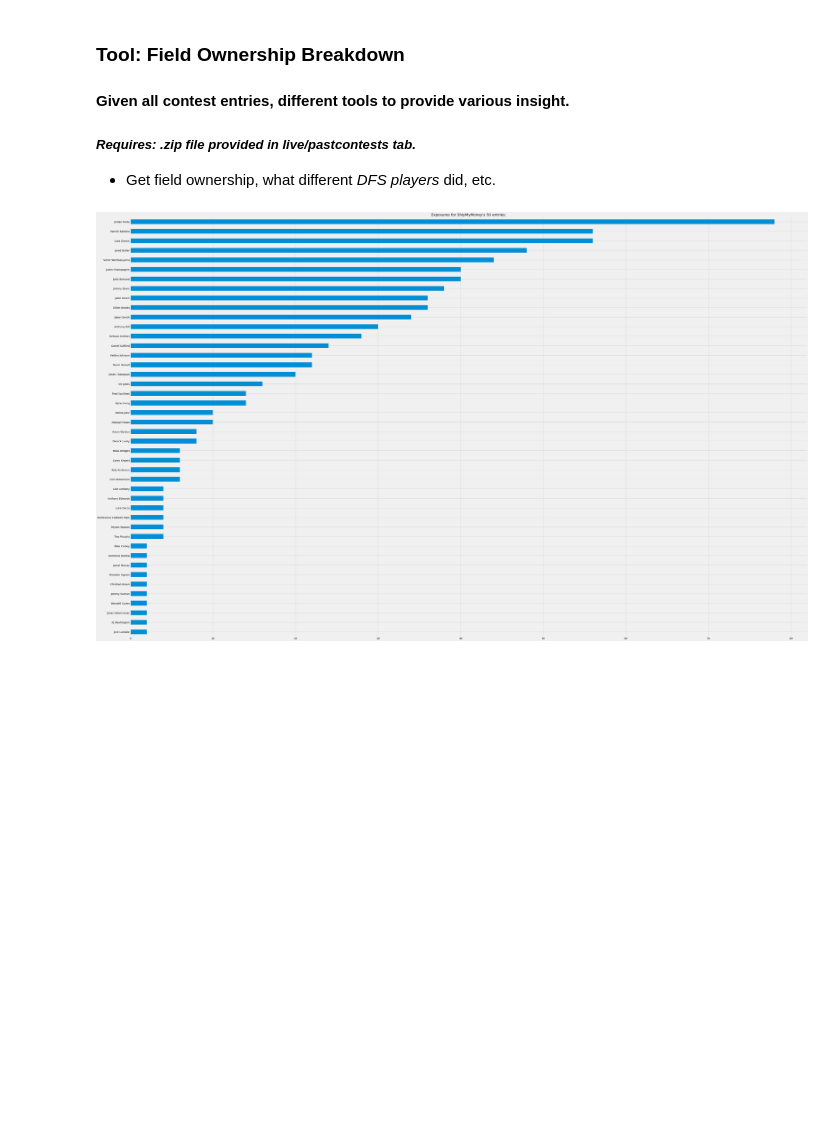
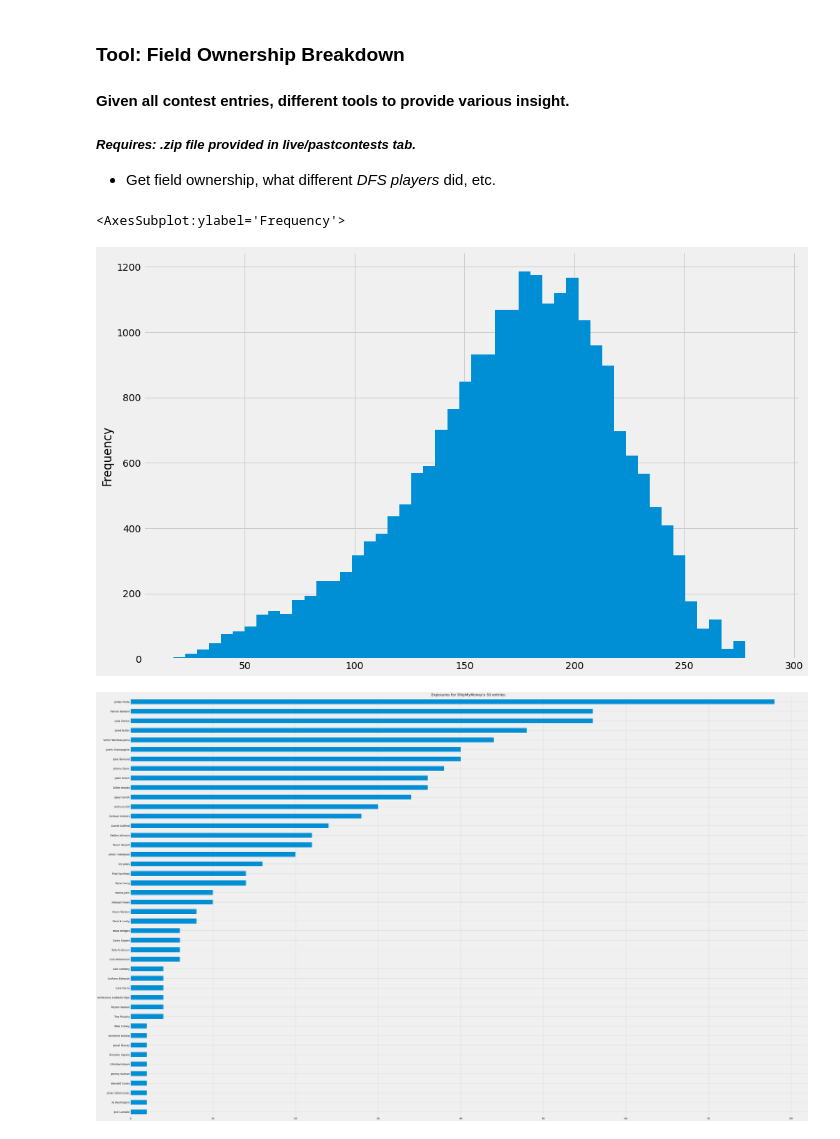
Before and after one commit to jackdegen/draftkings-tools, a Jupyter notebook: src/field-ownership.ipynb, the cells around one changed output. Saved outputs shown, nothing was run; the diff lists cells and outputs as text; code cells hidden in the pictures; blank space fills up the shorter version.

Commit message:
updated to calculate contest-wide ownership distribution, with customizable parameters

```diff
--- a/src/field-ownership.ipynb
+++ b/src/field-ownership.ipynb
@@ -147,8 +147,23 @@ class Field:
                      )
 
 
+        return
 
-        return
+    def aggregate_ownership(self, **kwargs):
+        """
+        Sum the ownership of every lineup and glean any insights
+        """
+
+        own_lookup = {
+            name_: self.performances.loc[self.performances['name'] == name_, 'own'].item()
+            for name_ in self.performances['name']
+        }
+
+        self.clean['own'] = self.clean['lineup'].map(lambda names: sum([own_lookup.get(name_, 0.0) for name_ in names]))
+
+        return self.clean
+
+
 
     def dupes(self, **kwargs):
         """
@@ -230,3 +245,17 @@ field = Field('2024-03-19-main')
+# %%
+top = field.aggregate_ownership() #.head(100)
+
+(top
+ ['own']
+ .plot
+ .hist(
+     figsize=(15,10),
+     bins=50
+ )
+)
+# %% [output]
+<AxesSubplot:ylabel='Frequency'>
+[figure, added]
 # %%
 # field.performances
 # %%
```
Also changed, not shown: parts of 1 cell of this notebook.
